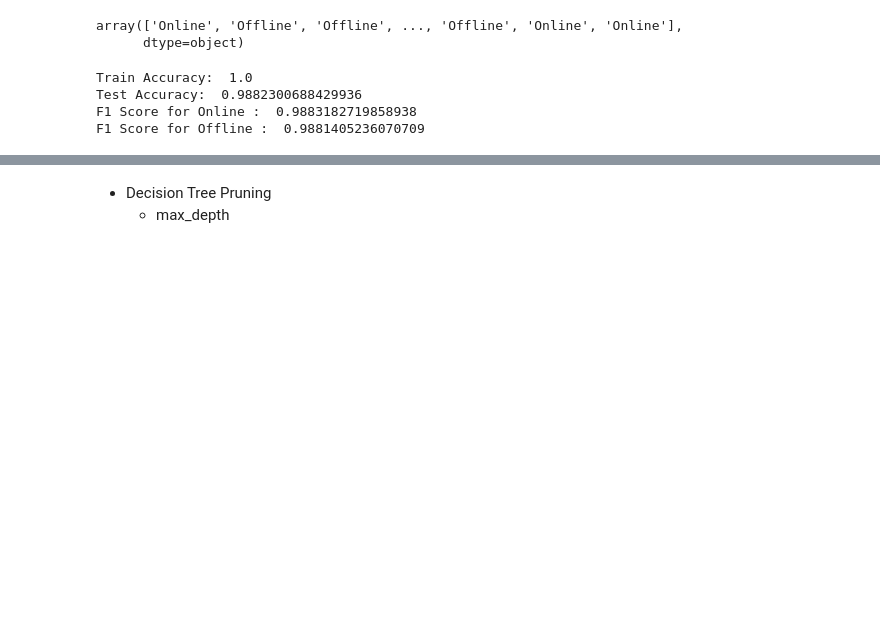
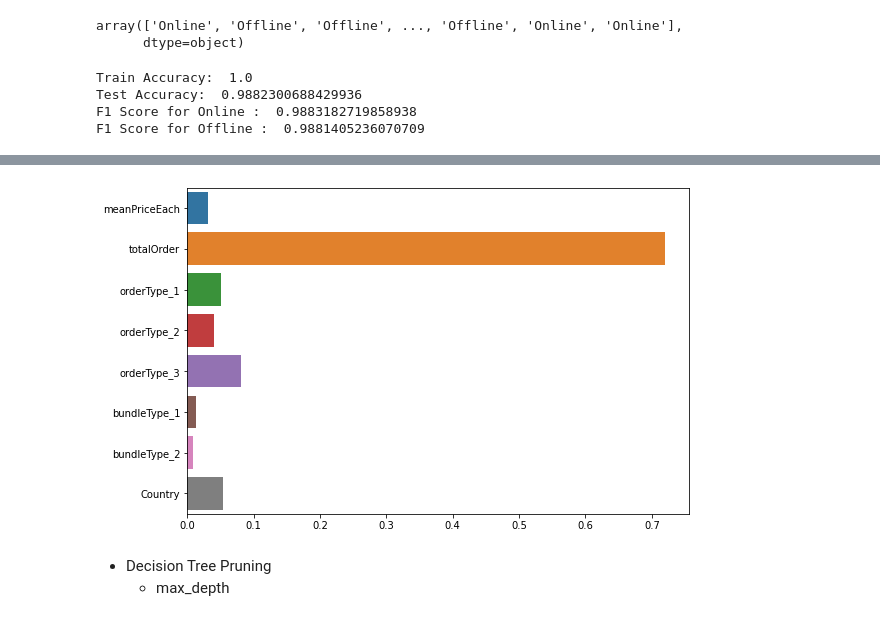
Before and after one commit to winterconnect/Machine_Learning, a Jupyter notebook: Python_Machine_Learning/code/Practice_Product_tree.ipynb, the cells around one changed output, grey strips where cells are left out. Drawn from its saved outputs; the diff is of its cells as text; code cells hidden in the pictures; blank space fills up the shorter version.

Commit message:
modified decision tree

```diff
--- a/Python_Machine_Learning/code/Practice_Product_tree.ipynb
+++ b/Python_Machine_Learning/code/Practice_Product_tree.ipynb
@@ -266,0 +320,4 @@ F1 Score for Offline :  0.9881405236070709
+# %%
+DT_2 = DecisionTreeClassifier(random_state = 2045)
+DT_2.fit(X_train, y_train)
+y_hat_5 = DT_2.predict(X_test)
@@ -267,3 +334,11 @@ F1 Score for Offline :  0.9881405236070709
+# %%
+plt.figure(figsize = (9, 6))
+sns.barplot(DT_2.feature_importances_,
+            ['meanPriceEach', 'totalOrder', 'orderType_1', 'orderType_2',
+       'orderType_3', 'bundleType_1', 'bundleType_2', 'Country'])
+plt.show()
+# %% [output]
+[figure, added]
 # %% [markdown]
 - Decision Tree Pruning
   - max_depth
```
Also changed, not shown: parts of 16 cells of this notebook.
